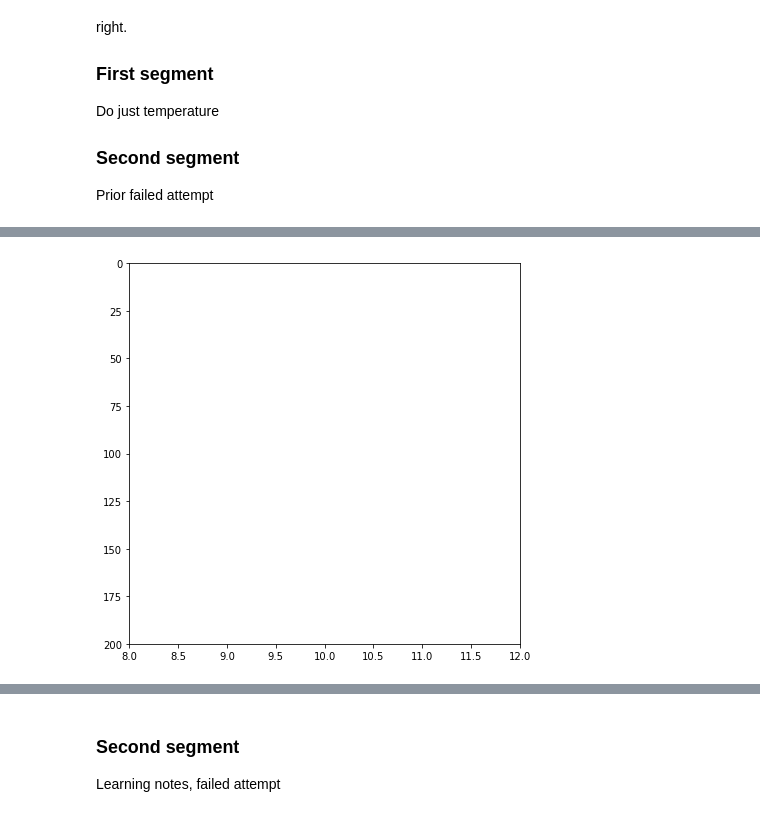
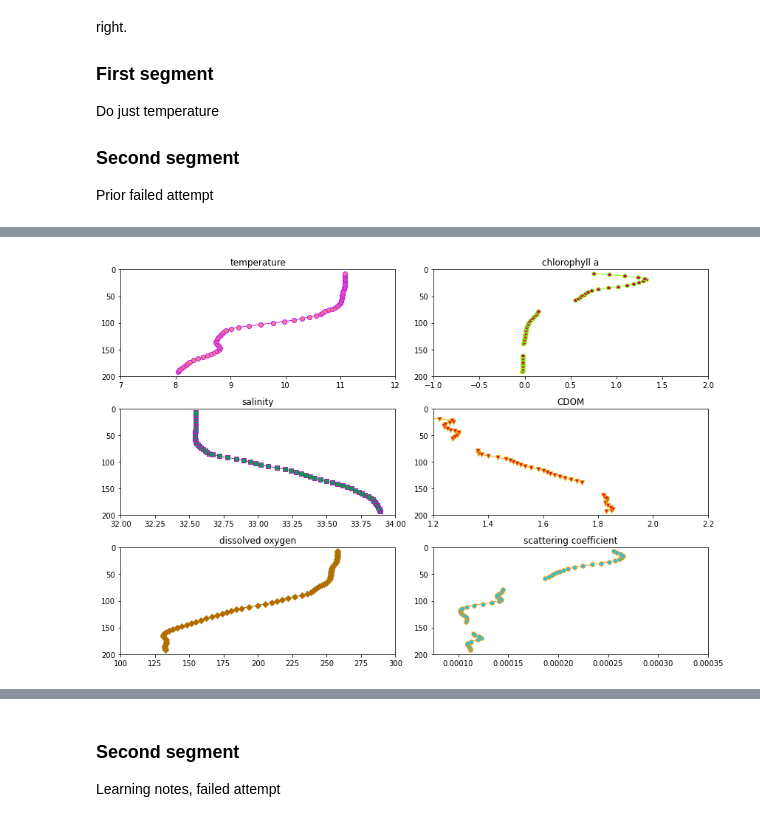
Before and after one commit to lsetiawan/ocean, a Jupyter notebook: Ocean 01 D Photic Zone Reduction.ipynb, the cells around one changed output, grey strips where cells are left out. Cells and saved outputs as stored; diff of their text form; code cells hidden in the pictures.

```diff
--- a/Ocean 01 D Photic Zone Reduction.ipynb
+++ b/Ocean 01 D Photic Zone Reduction.ipynb
@@ -361,52 +365,93 @@ Prior failed attempt
 from matplotlib import animation, rc
 from IPython.display import HTML, Video
 # %%
-# First set up the figure, the axis, and the plot element we want to animate
-fig, ax = plt.subplots(figsize=(7,7))
-ax.set_xlim((8, 12))
-ax.set_ylim((200, 0))
-
-line, = ax.plot([], [], lw=2)
-
-# initialization function: plot the background of each frame
-def init():
-    line.set_data([], [])
-    return (line,)
-
-temperature_lbound, temperature_ubound           =   8.,        12.
+temperature_lbound, temperature_ubound           =   7.,        12.
 salinity_lbound, salinity_ubound                 =  32.,        34.
 dissolved_oxygen_lbound, dissolved_oxygen_ubound = 100.,       300.
 chlora_lbound, chlora_ubound                     =  -1.,         2.
 cdom_lbound, cdom_ubound                         =   1.2,        2.2
 scatt_lbound, scatt_ubound                       =   0.000075,    .00035
+pressure_lbound, pressure_ubound                 = 200.,         0.
+
+# First set up the figure, the axis, and the plot element we want to animate
+fig, ax = plt.subplots(3, 2, figsize=(12,8), tight_layout=True)
+
+ax[0][0].set_xlim((temperature_lbound, temperature_ubound))
+ax[1][0].set_xlim((salinity_lbound, salinity_ubound))
+ax[2][0].set_xlim((dissolved_oxygen_lbound, dissolved_oxygen_ubound))
+ax[0][1].set_xlim((chlora_lbound, chlora_ubound))
+ax[1][1].set_xlim((cdom_lbound, cdom_ubound))
+ax[2][1].set_xlim((scatt_lbound, scatt_ubound))
+
+ax[0][0].set_title('temperature')
+ax[1][0].set_title('salinity')
+ax[2][0].set_title('dissolved oxygen')
+ax[0][1].set_title('chlorophyll a')
+ax[1][1].set_title('CDOM')
+ax[2][1].set_title('scattering coefficient')
+
+for n in range(3):
+    for m in range(2):
+        ax[n][m].set_ylim((pressure_lbound, pressure_ubound))
+
+# .plot() returns a tuple of length 1 so we de-reference this using the trailing [0]
+line = [ax[0][0].plot([], [], lw=1, marker='o', ms = 6., c='xkcd:neon purple', mfc='xkcd:salmon pink')[0], \
+        ax[1][0].plot([], [], lw=1, marker='s', ms = 6., c='xkcd:barney', mfc='xkcd:emerald')[0], \
+        ax[2][0].plot([], [], lw=1, marker='D', ms = 6., c='xkcd:bronze', mfc='xkcd:orange brown')[0], \
+        ax[0][1].plot([], [], lw=1, marker='p', ms = 6., c='xkcd:lime green', mfc='xkcd:deep pink')[0], \
+        ax[1][1].plot([], [], lw=1, marker='v', ms = 6., c='xkcd:gold', mfc='xkcd:cherry red')[0], \
+        ax[2][1].plot([], [], lw=1, marker='h', ms = 6., c='xkcd:tangerine', mfc='xkcd:bright sky blue')[0], \
+       ]
+
+# print(type(line), type(line[0]), 'first stop')
+
+# initialization function: plot the background of each frame
+def init():
+    # print(type(line[0]))
+    line[0].set_data([], [])
+    line[1].set_data([], [])
+    line[2].set_data([], [])
+    line[3].set_data([], [])
+    line[4].set_data([], [])
+    line[5].set_data([], [])
+    return line
+    # was return (line0, line1,)
+
 
 # animation function. This is called sequentially
-def tempchart(i):
+def animated_chart(i):
 
     time0, time1 = dt64(ds_CTD.time[ascent0[i]].data), dt64(ds_CTD.time[ascent1[i]].data)
-    ds_CTD_time_slice = ds_CTD.sel(time=slice(time0, time1))
-    # ds_fluor_time_slice = ds_Fluorometer.sel(time=slice(time0, time1))
+
+    ds_CTD_time_slice   =         ds_CTD.sel(time=slice(time0, time1))
+    ds_fluor_time_slice = ds_Fluorometer.sel(time=slice(time0, time1))
 
     ctd_t = ds_CTD_time_slice['seawater_temperature'];       smooth_ctd_t = filter(ctd_t)
-    # ctd_s = ds_CTD_time_slice['practical_salinity'];         smooth_ctd_s = filter(ctd_s)
-    # ctd_o = ds_CTD_time_slice['corrected_dissolved_oxygen']; smooth_ctd_o = filter(ctd_o)
+    ctd_s = ds_CTD_time_slice['practical_salinity'];         smooth_ctd_s = filter(ctd_s)
+    ctd_o = ds_CTD_time_slice['corrected_dissolved_oxygen']; smooth_ctd_o = filter(ctd_o)
 
     ctd_d = ds_CTD_time_slice['seawater_pressure']
 
-    # fluor_a = ds_fluor_time_slice['fluorometric_chlorophyll_a'];          smooth_fluor_a = filter(fluor_a)
-    # fluor_c = ds_fluor_time_slice['fluorometric_cdom'];                   smooth_fluor_c = filter(fluor_c)
-    # fluor_s = ds_fluor_time_slice['total_volume_scattering_coefficient']; smooth_fluor_s = filter(fluor_s)
+    fluor_a = ds_fluor_time_slice['fluorometric_chlorophyll_a'];          smooth_fluor_a = filter(fluor_a)
+    fluor_c = ds_fluor_time_slice['fluorometric_cdom'];                   smooth_fluor_c = filter(fluor_c)
+    fluor_s = ds_fluor_time_slice['total_volume_scattering_coefficient']; smooth_fluor_s = filter(fluor_s)
 
-    # fluor_d = ds_fluor_time_slice['int_ctd_pressure']
-
-    # fig, axs = plt.subplots(3, 2, figsize=(9, 9), tight_layout=True)
+    fluor_d = ds_fluor_time_slice['int_ctd_pressure']
 
     # axs[0][0].plot(smooth_ctd_t, ctd_d, marker='o', markersize = 6., color='k', markerfacecolor='c')
     # axs[0][0].set(xlim = (temperature_lbound, temperature_ubound), ylim = (200., 0.), title='temperature')
 
-    line.set_data(smooth_ctd_t, ctd_d)
-    return (line,)
+    line[0].set_data(smooth_ctd_t, ctd_d)
+    line[1].set_data(smooth_ctd_s, ctd_d)
+    line[2].set_data(smooth_ctd_o, ctd_d)
+    line[3].set_data(smooth_fluor_a, fluor_d)
+    line[4].set_data(smooth_fluor_c, fluor_d)
+    line[5].set_data(smooth_fluor_s, fluor_d)
+
+    return line
+    # was return (line0, line1,)
 
 # call the animator. blit=True means only re-draw the parts that have changed.
-anim = animation.FuncAnimation(fig, tempchart, init_func=init, frames=278, interval=200, blit=True)
+anim = animation.FuncAnimation(fig, animated_chart, init_func=init, frames=278, interval=100, blit=True, repeat=False)
+HTML(anim.to_html5_video())
 # %% [output]
@@ -413,4 +459,4 @@ anim = animation.FuncAnimation(fig, tempchart, init_func=init, frames=278, inter
-[figure, old version]
+[figure, new version]
 # %%
 # ani = animation.FuncAnimation(fig, MakeChart, interval=50, frames=15, repeat=True, blit=True) # frames > 278
 anim.save('./osb_temp.mp4')    # prior code added , writer=writer)
```
Also changed, not shown: parts of 4 cells of this notebook, 2 other files.
